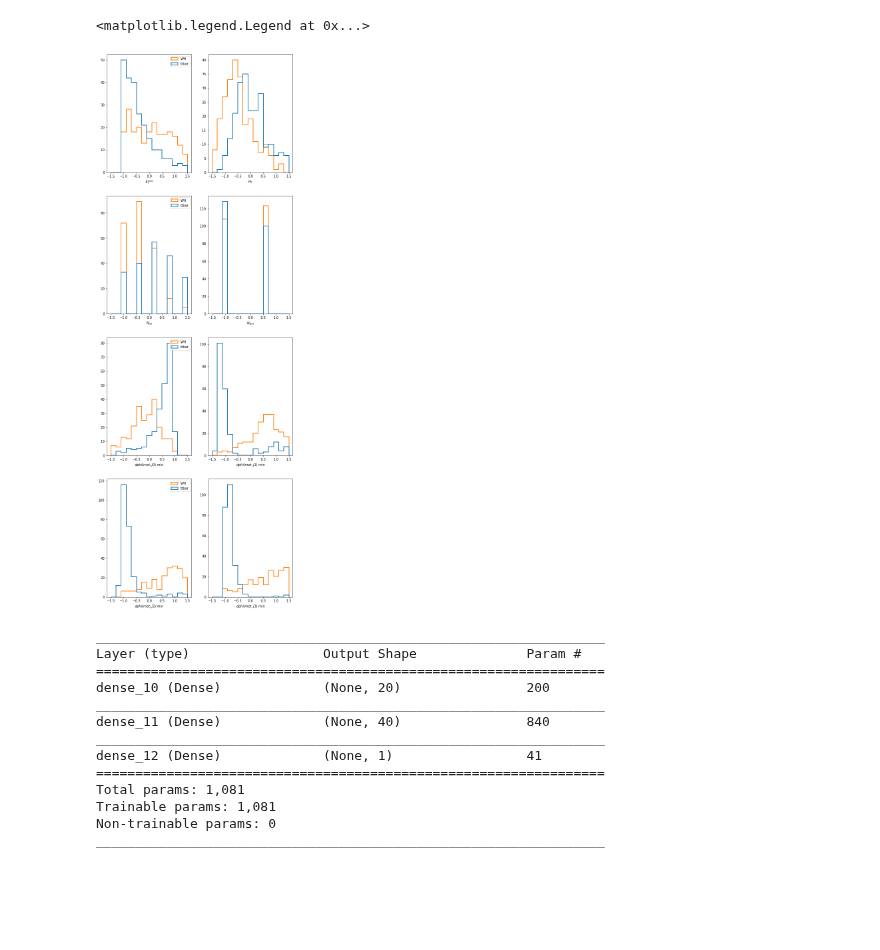
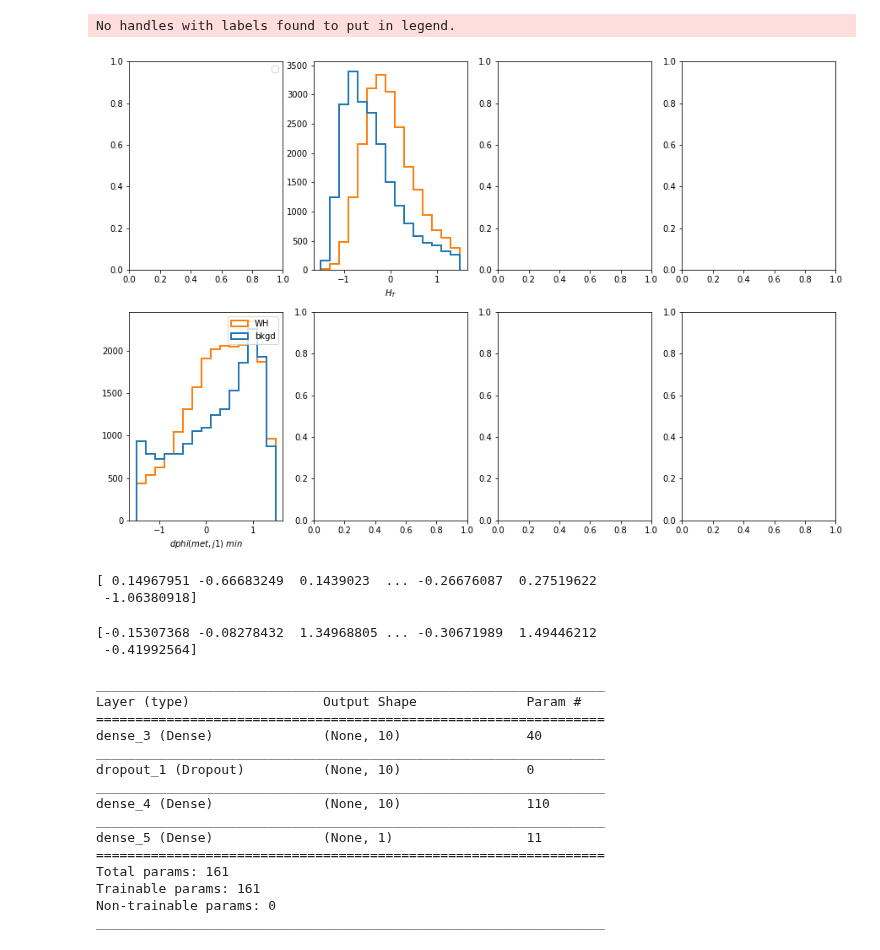
Before and after one commit to mirandabryson/tW_scattering, a Jupyter notebook: ML/WH_had_classifier.ipynb, the cells around one changed output. Drawn from its saved outputs; the diff is of its cells as text; code cells hidden in the pictures; blank space fills up the shorter version.

```diff
--- a/ML/WH_had_classifier.ipynb
+++ b/ML/WH_had_classifier.ipynb
@@ -43,7 +43,9 @@ print ("The smaller data set contains %s events"%nSmall)
 # Splitting in training and test samples
 X_tmp_train, X_tmp_test, y_train, y_test = train_test_split(X_tmp, y_tmp, train_size= int( 0.9*y_tmp.shape[0] ), random_state=42 )
 
-variables = ['met','ht','njets','bjets','min_dphi_met_j1','min_dphi_met_j2','min_dphi_met_j3','min_dphi_met_j4','signal']
+#variables = ['met','ht','lead_jet_pt','sublead_jet_pt','lead_jet_eta','sublead_jet_eta','njets','bjets','min_dphi_met_j2','signal']
+variables = ['ht','min_dphi_met_j2','signal']
+#variables = ['lead_jet_eta','sublead_jet_eta','bjets','signal']
 
 X_train = X_tmp_train[variables]
 X_test = X_tmp_test[variables]
@@ -94,36 +105,55 @@ X_test /= X_std
 # %%
 X_bkg = X_train[y_train==0]
 X_sig = X_train[y_train==1]
 
-fig, axs = plt.subplots(4,2, figsize=(10,30))
+fig, axs = plt.subplots(2,4, figsize=(15,10))
 
 binning = [-1.5,-1.3,-1.1,-0.9,-0.7,-0.5,-0.3,-0.1,0.1,0.3,0.5,0.7,0.9,1.1,1.3,1.5]
 
-hist, bins, ax = axs[0,0].hist( [ X_bkg[['met']].values.flatten(), X_sig[['met']].values.flatten() ], binning, histtype='step', linewidth=2, label=['ttbar', 'WH'])
+#hist, bins, ax = axs[0,0].hist( [ X_bkg[['met']].values.flatten(), X_sig[['met']].values.flatten() ], binning, histtype='step', linewidth=2, label=['bkgd', 'WH'])
 hist, bins, ax = axs[0,1].hist( [ X_bkg[['ht']].values.flatten(), X_sig[['ht']].values.flatten() ], binning, histtype='step', linewidth=2)
-hist, bins, ax = axs[1,0].hist( [ X_bkg[['njets']].values.flatten(), X_sig[['njets']].values.flatten() ], binning, histtype='step', linewidth=2, label=['ttbar','WH'])
-hist, bins, ax = axs[1,1].hist( [ X_bkg[['bjets']].values.flatten(), X_sig[['bjets']].values.flatten() ], binning, histtype='step', linewidth=2)
-hist, bins, ax = axs[2,0].hist( [ X_bkg[['min_dphi_met_j1']].values.flatten(), X_sig[['min_dphi_met_j1']].values.flatten() ], binning, histtype='step', linewidth=2, label=['ttbar', 'WH'])
-hist, bins, ax = axs[2,1].hist( [ X_bkg[['min_dphi_met_j2']].values.flatten(), X_sig[['min_dphi_met_j2']].values.flatten() ], binning, histtype='step', linewidth=2, label=['ttbar', 'WH'])
-hist, bins, ax = axs[3,0].hist( [ X_bkg[['min_dphi_met_j3']].values.flatten(), X_sig[['min_dphi_met_j3']].values.flatten() ], binning, histtype='step', linewidth=2, label=['ttbar', 'WH'])
-hist, bins, ax = axs[3,1].hist( [ X_bkg[['min_dphi_met_j4']].values.flatten(), X_sig[['min_dphi_met_j4']].values.flatten() ], binning, histtype='step', linewidth=2, label=['ttbar', 'WH'])
+#hist, bins, ax = axs[0,2].hist( [ X_bkg[['lead_jet_pt']].values.flatten(), X_sig[['lead_jet_pt']].values.flatten() ], binning, histtype='step', linewidth=2, label=['bkgd','WH'])
+#hist, bins, ax = axs[0,3].hist( [ X_bkg[['sublead_jet_pt']].values.flatten(), X_sig[['sublead_jet_pt']].values.flatten() ], binning, histtype='step', linewidth=2, label=['bkgd','WH'])
+#hist, bins, ax = axs[1,0].hist( [ X_bkg[['lead_jet_eta']].values.flatten(), X_sig[['lead_jet_eta']].values.flatten() ], binning, histtype='step', linewidth=2, label=['bkgd','WH'])
+#hist, bins, ax = axs[1,1].hist( [ X_bkg[['sublead_jet_eta']].values.flatten(), X_sig[['sublead_jet_eta']].values.flatten() ], binning, histtype='step', linewidth=2, label=['bkgd','WH'])
+#hist, bins, ax = axs[1,2].hist( [ X_bkg[['njets']].values.flatten(), X_sig[['njets']].values.flatten() ], binning, histtype='step', linewidth=2, label=['bkgd','WH'])
+#hist, bins, ax = axs[1,3].hist( [ X_bkg[['bjets']].values.flatten(), X_sig[['bjets']].values.flatten() ], binning, histtype='step', linewidth=2)
+#hist, bins, ax = axs[1,0].hist( [ X_bkg[['min_dphi_met_j1']].values.flatten(), X_sig[['min_dphi_met_j1']].values.flatten() ], binning, histtype='step', linewidth=2, label=['ttbar', 'WH'])
+hist, bins, ax = axs[1,0].hist( [ X_bkg[['min_dphi_met_j2']].values.flatten(), X_sig[['min_dphi_met_j2']].values.flatten() ], binning, histtype='step', linewidth=2, label=['bkgd', 'WH'])
+#hist, bins, ax = axs[1,2].hist( [ X_bkg[['min_dphi_met_j3']].values.flatten(), X_sig[['min_dphi_met_j3']].values.flatten() ], binning, histtype='step', linewidth=2, label=['ttbar', 'WH'])
+#hist, bins, ax = axs[1,3].hist( [ X_bkg[['min_dphi_met_j4']].values.flatten(), X_sig[['min_dphi_met_j4']].values.flatten() ], binning, histtype='step', linewidth=2, label=['ttbar', 'WH'])
 
-axs[0,0].set_xlabel(r'$E_{T}^{miss}$')
+#axs[0,0].set_xlabel(r'$E_{T}^{miss}$')
 axs[0,1].set_xlabel(r'$H_{T}$')
-axs[1,0].set_xlabel(r'$N_{jet}$')
-axs[1,1].set_xlabel(r'$N_{b jet}$')
-axs[2,0].set_xlabel(r'$dphi(met,j0)~{min}$')
-axs[2,1].set_xlabel(r'$dphi(met,j1)~{min}$')
-axs[3,0].set_xlabel(r'$dphi(met,j2)~{min}$')
-axs[3,1].set_xlabel(r'$dphi(met,j3)~{min}$')
+#axs[0,2].set_xlabel(r'$lead jet pt$')
+#axs[0,3].set_xlabel(r'$sublead jet pt$')
+#axs[1,0].set_xlabel(r'$lead jet eta$')
+#axs[1,1].set_xlabel(r'$sublead jet eta$')
+#axs[1,2].set_xlabel(r'$N_{jet}$')
+#axs[1,3].set_xlabel(r'$N_{b jet}$')
+#axs[1,0].set_xlabel(r'$dphi(met,j0)~{min}$')
+axs[1,0].set_xlabel(r'$dphi(met,j1)~{min}$')
+#axs[1,2].set_xlabel(r'$dphi(met,j2)~{min}$')
+#axs[1,3].set_xlabel(r'$dphi(met,j3)~{min}$')
 
 axs[0,0].legend()
 axs[1,0].legend()
-axs[2,0].legend()
-axs[3,0].legend()
+#axs[2,0].legend()
+
+plt.savefig('plots/training_vars_norm.pdf')
 # %% [output]
-<matplotlib.legend.Legend at 0x...>
+No handles with labels found to put in legend.
-[figure, old version]
+[figure, new version]
+# %%
+print(X_bkg[['ht']].values.flatten())
+# %% [output]
+[ 0.14967951 -0.66683249  0.1439023  ... -0.26676087  0.27519622
+ -1.06380918]
+# %%
+print(X_sig[['ht']].values.flatten())
+# %% [output]
+[-0.15307368 -0.08278432  1.34968805 ... -0.30671989  1.49446212
+ -0.41992564]
 # %%
 epochs = 50
 batch_size = 5120
@@ -132,9 +162,10 @@ validation_split = 0.2
 # define the model. Which one is the best suited for our problem?
 model = tf.keras.models.Sequential()
 
-model.add( tf.keras.layers.Dense(units=20, activation='relu', input_dim=X_train.shape[1], ))
-model.add( tf.keras.layers.Dense(units=40, activation='relu' ) )
-#model.add( tf.keras.layers.Dropout( rate = 0.1 ) )
+model.add( tf.keras.layers.Dense(units=10, activation='relu', input_dim=X_train.shape[1], ))
+#model.add( tf.keras.layers.Dense(units=20, activation='relu', input_dim=X_train.shape[1], ))
+model.add( tf.keras.layers.Dropout( rate = 0.1 ) )
+model.add( tf.keras.layers.Dense(units=10, activation='relu' ) )
 model.add( tf.keras.layers.Dense(units=1, activation='sigmoid' ) )
 
 # compile the model
@@ -144,14 +175,16 @@ model.summary()
 _________________________________________________________________
 Layer (type)                 Output Shape              Param #
 =================================================================
-dense_10 (Dense)             (None, 20)                200
+dense_3 (Dense)              (None, 10)                40
 _________________________________________________________________
-dense_11 (Dense)             (None, 40)                840
+dropout_1 (Dropout)          (None, 10)                0
 _________________________________________________________________
-dense_12 (Dense)             (None, 1)                 41
+dense_4 (Dense)              (None, 10)                110
+_________________________________________________________________
+dense_5 (Dense)              (None, 1)                 11
 =================================================================
-Total params: 1,081
-Trainable params: 1,081
+Total params: 161
+Trainable params: 161
 Non-trainable params: 0
 _________________________________________________________________
 # %%
```
Also changed, not shown: parts of 9 cells of this notebook, 1 other file.
